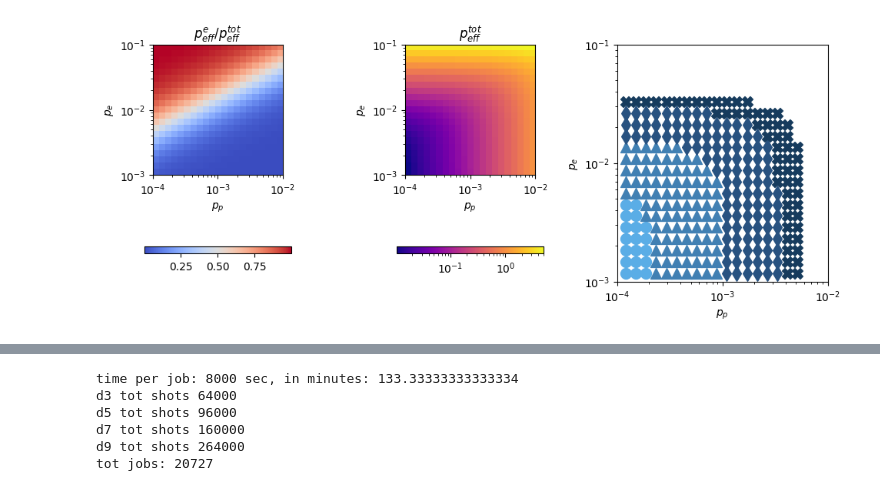
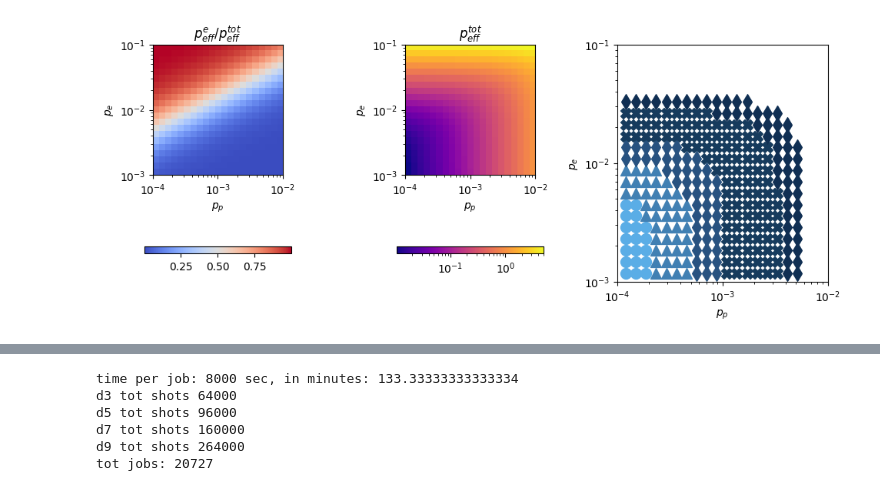
Before and after one commit to JiakaiW/surface_simulation_test, a Jupyter notebook: pack_and_analysis_new.ipynb, the cells around one changed output, grey strips where cells are left out. Cells and saved outputs as stored; diff of their text form; code cells hidden in the pictures.

```diff
--- a/pack_and_analysis_new.ipynb
+++ b/pack_and_analysis_new.ipynb
@@ -71,13 +84,4 @@ num combinations 441, num jobs (for all distances) per combination with 1e4 jobs
 # %%
-cbar_pad = 0.3
-cbar_shrink = 0.7
-X, Y = np.meshgrid(p_p_list, p_e_list)
-int_x_list = np.arange(len(p_p_list))
-int_y_list = np.arange(len(p_e_list))
-int_X, int_Y = np.meshgrid(int_x_list, int_y_list)
-X_eff = (X/0.01)**1
-Y_eff = (Y/0.05)**2
-
 def format_ax(ax):
     ax.set_xticks(np.arange(len(p_p_list)))
     ax.set_yticks(np.arange(len(p_e_list)))
@@ -87,47 +91,42 @@ def format_ax(ax):
     ax_twin.set_xlim(1e-4, 1e-2)
     ax_twin.set_ylim(1e-3, 1e-1)
     ax_twin.set_xscale('log')
     ax_twin.set_yscale('log')
     ax_twin.set_xlabel(r'$p_p$')
     ax_twin.set_ylabel(r'$p_e$')
 
 fig,axes = plt.subplots(1,3,figsize=(12,4))
 
 ax = axes[0]
-data = Y_eff / (Y_eff + X_eff)
+data = erasure_effective_fraction
 norm = TwoSlopeNorm(vmin=data.min(), vcenter=0.5, vmax=data.max())
 cax = ax.imshow(data, origin='lower', cmap='coolwarm', norm=norm)
 fig.colorbar(cax, ax=ax,orientation='horizontal',pad=cbar_pad, shrink=cbar_shrink)
 format_ax(ax)
-# ax.invert_xaxis()
-# ax.invert_yaxis()
 ax.set_title(r'$p^e_{eff} / p^{tot}_{eff}$')
 
 
 ax = axes[1]
-data = Y_eff + X_eff
+data = p_tot_effective
 cax = ax.imshow(data, origin='lower', cmap='plasma', norm=LogNorm())
 fig.colorbar(cax, ax=ax,orientation='horizontal',pad=cbar_pad, shrink=cbar_shrink)
 format_ax(ax)
-# ax.invert_xaxis()
-# ax.invert_yaxis()
 ax.set_title(r'$ p^{tot}_{eff}$')
 
 ax = axes[2]
-p_eff = Y_eff + X_eff
-d_arr = np.arange(0,300)
-p_log = np.zeros(shape=(*d_arr.shape, *p_eff.shape))
-for i,d in enumerate(d_arr):
-    p_log[i] = p_eff**((d+1)/2)
-d_list = [13,23,49,100]
 level = 1e-12
-drawn_mask = np.zeros_like(p_eff, dtype=bool)
-for d, color,marker in zip(d_list,
-                    [(0.353, 0.678, 0.901),(0.255, 0.502, 0.701),(0.157, 0.322, 0.502),(0.086, 0.231, 0.365),(0.063, 0.184, 0.325),(0.039, 0.137, 0.286)],
+drawn_mask = np.zeros_like(p_tot_effective, dtype=bool)
+for d, color,marker in zip( [13,17, 23, 49, 100],
+                    [(0.353, 0.678, 0.901),
+                     (0.255, 0.502, 0.701),
+                     (0.157, 0.322, 0.502),
+                     (0.086, 0.231, 0.365),
+                     (0.063, 0.184, 0.325),
+                     (0.039, 0.137, 0.286)],
                     ['o','^',"d","X",'d']):
-    current_mask = np.array(p_log[d] <= level, dtype=bool) & ~drawn_mask
+    current_mask = np.array(p_log_est[d] <= level, dtype=bool) & ~drawn_mask
     drawn_mask = drawn_mask | current_mask
     ax.scatter(int_X[current_mask], int_Y[current_mask], marker=marker, color=color, s=100, label=f'd{d}',alpha=1)
 format_ax(ax)
 # %% [output]
-[figure, old version]
+[figure, new version]
```
Also changed, not shown: parts of 6 cells of this notebook, 2 other files.
